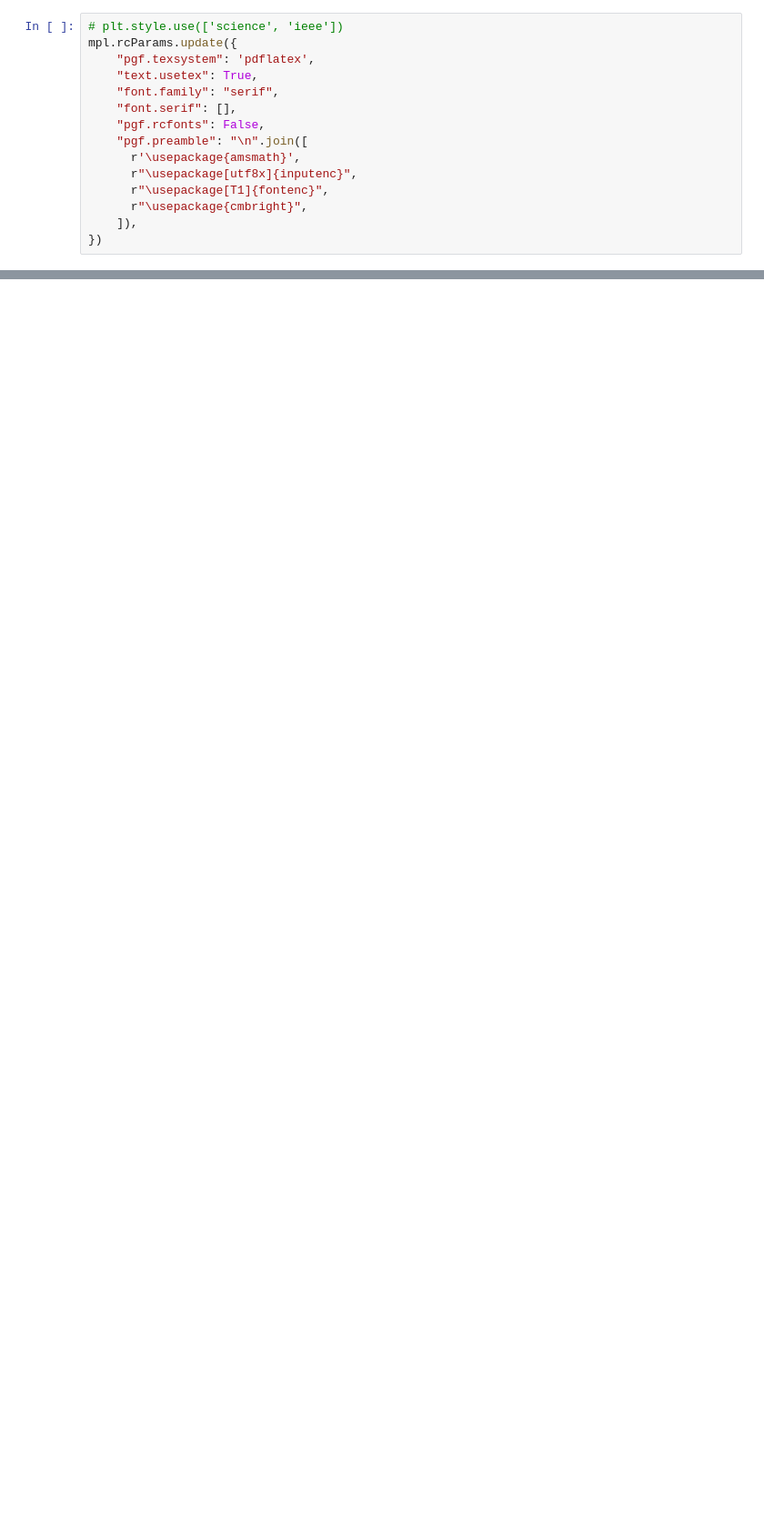
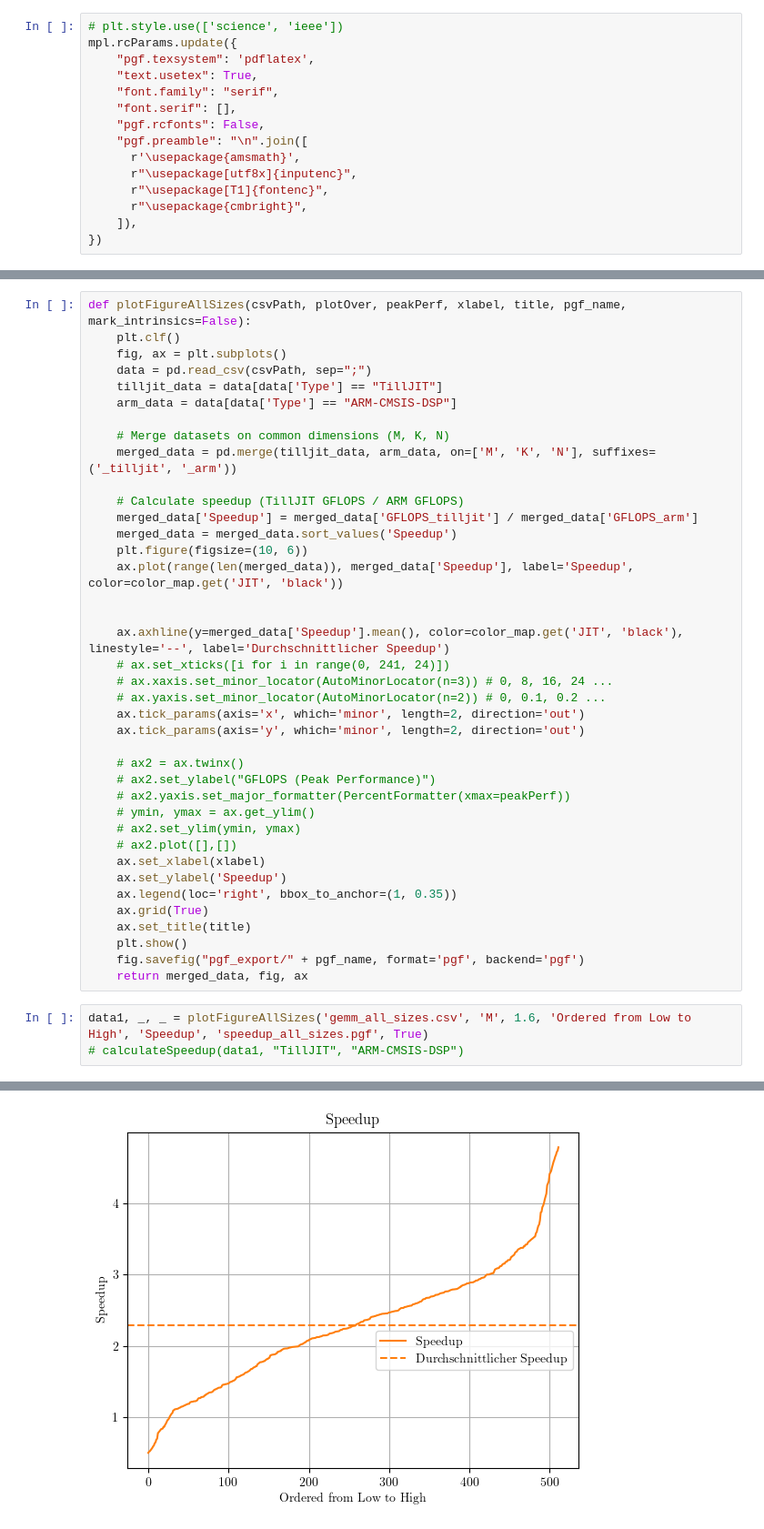
Before and after one commit to 01ill/e7-appkit-lab, a Jupyter notebook: results/jit_gemm/gemm_evaluation.ipynb, the cells around one changed output, grey strips where cells are left out. Shown at 91% size. Drawn from its saved outputs; the diff is of its cells as text; blank space fills up the shorter version.

```diff
--- a/results/jit_gemm/gemm_evaluation.ipynb
+++ b/results/jit_gemm/gemm_evaluation.ipynb
@@ -396,0 +532,43 @@ plt.show()
+# %%
+def plotFigureAllSizes(csvPath, plotOver, peakPerf, xlabel, title, pgf_name, mark_intrinsics=False):
+    plt.clf()
+    fig, ax = plt.subplots()
+    data = pd.read_csv(csvPath, sep=";")
+    tilljit_data = data[data['Type'] == "TillJIT"]
+    arm_data = data[data['Type'] == "ARM-CMSIS-DSP"]
+
+    # Merge datasets on common dimensions (M, K, N)
+    merged_data = pd.merge(tilljit_data, arm_data, on=['M', 'K', 'N'], suffixes=('_tilljit', '_arm'))
+
+    # Calculate speedup (TillJIT GFLOPS / ARM GFLOPS)
+    merged_data['Speedup'] = merged_data['GFLOPS_tilljit'] / merged_data['GFLOPS_arm']
+    merged_data = merged_data.sort_values('Speedup')
+    plt.figure(figsize=(10, 6))
+    ax.plot(range(len(merged_data)), merged_data['Speedup'], label='Speedup', color=color_map.get('JIT', 'black'))
+
+
+    ax.axhline(y=merged_data['Speedup'].mean(), color=color_map.get('JIT', 'black'), linestyle='--', label='Durchschnittlicher Speedup')
+    # ax.set_xticks([i for i in range(0, 241, 24)])
+    # ax.xaxis.set_minor_locator(AutoMinorLocator(n=3)) # 0, 8, 16, 24 ...
+    # ax.yaxis.set_minor_locator(AutoMinorLocator(n=2)) # 0, 0.1, 0.2 ...
+    ax.tick_params(axis='x', which='minor', length=2, direction='out')
+    ax.tick_params(axis='y', which='minor', length=2, direction='out')
+
+    # ax2 = ax.twinx()
+    # ax2.set_ylabel("GFLOPS (Peak Performance)")
+    # ax2.yaxis.set_major_formatter(PercentFormatter(xmax=peakPerf))
+    # ymin, ymax = ax.get_ylim()
+    # ax2.set_ylim(ymin, ymax)
+    # ax2.plot([],[])
+    ax.set_xlabel(xlabel)
+    ax.set_ylabel('Speedup')
+    ax.legend(loc='right', bbox_to_anchor=(1, 0.35))
+    ax.grid(True)
+    ax.set_title(title)
+    plt.show()
+    fig.savefig("pgf_export/" + pgf_name, format='pgf', backend='pgf')
+    return merged_data, fig, ax
+# %%
+data1, _, _ = plotFigureAllSizes('gemm_all_sizes.csv', 'M', 1.6, 'Ordered from Low to High', 'Speedup', 'speedup_all_sizes.pgf', True)
+# calculateSpeedup(data1, "TillJIT", "ARM-CMSIS-DSP")
+# %% [output]
@@ -396,0 +576 @@ plt.show()
+[figure, added]
```
Also changed, not shown: parts of 28 cells of this notebook, 13 other files.
